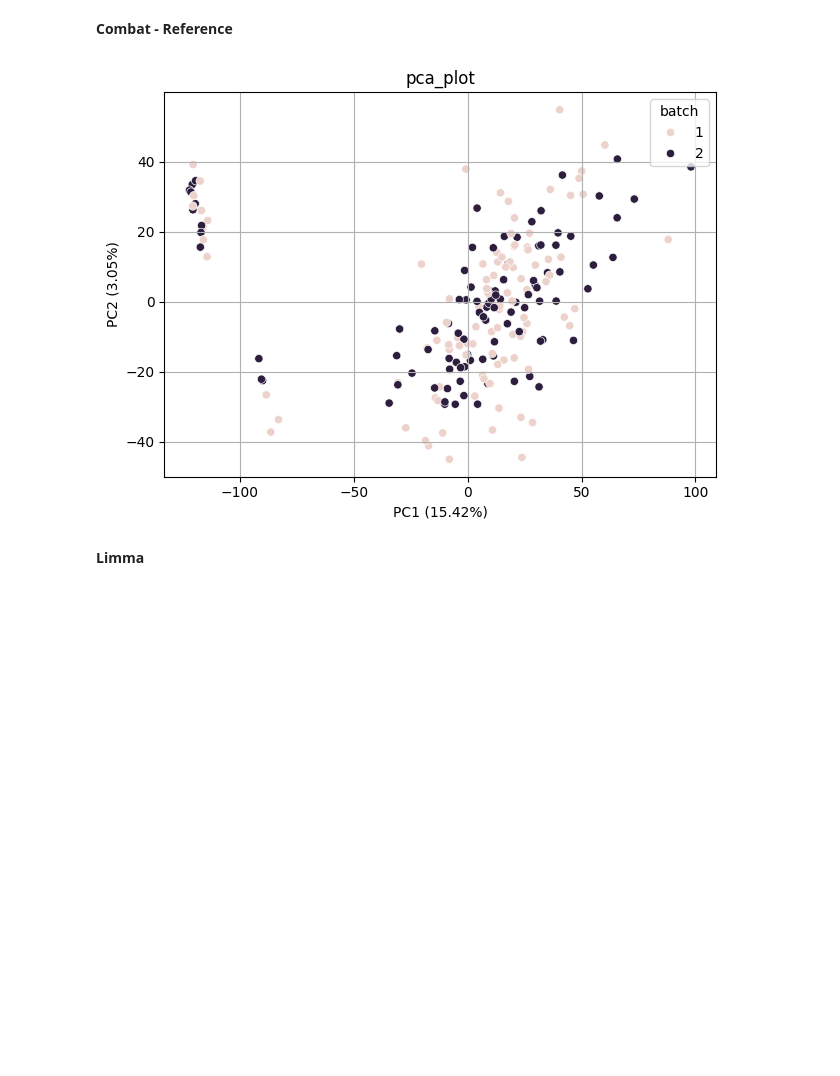
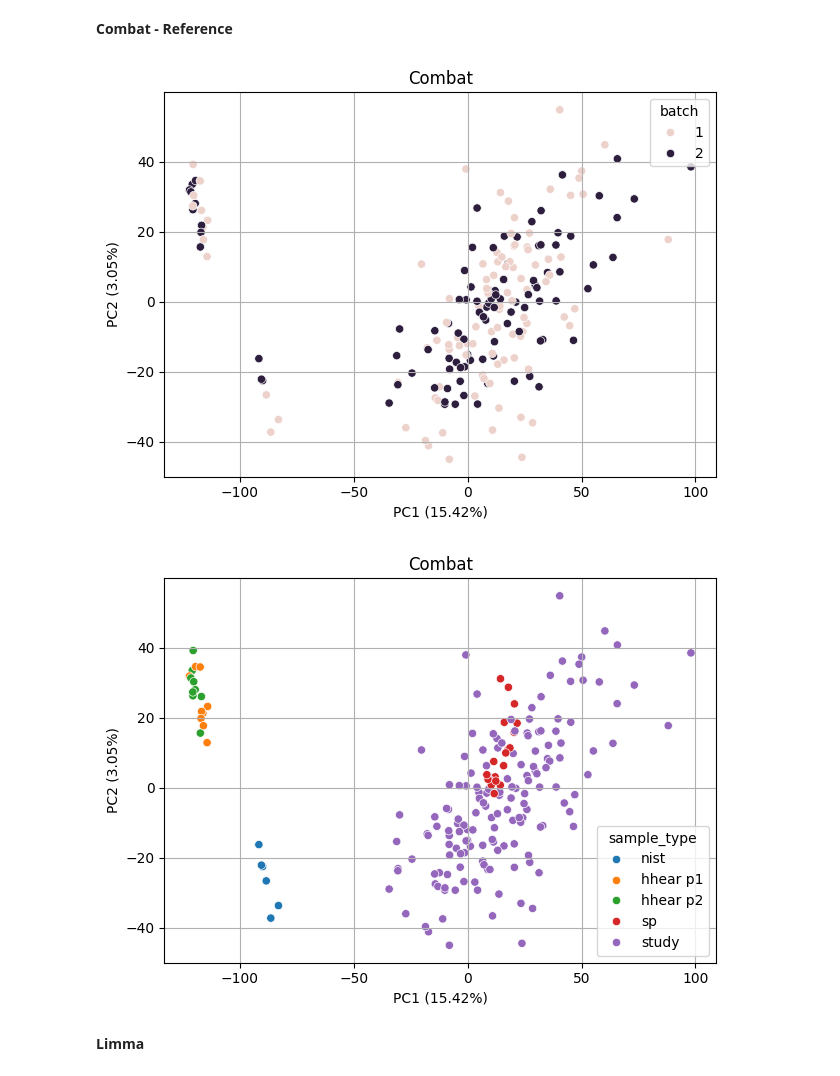
Before and after one commit to JulianAileru/batch-effect-correction-algorithms, a Jupyter notebook: Testing.ipynb, the cells around one changed output. Drawn from its saved outputs; the diff is of its cells as text; code cells hidden in the pictures; blank space fills up the shorter version.

```diff
--- a/Testing.ipynb
+++ b/Testing.ipynb
@@ -58,9 +58,11 @@ pca_plot(D,M,title='Uncorrected Data',hue='batch')
 batch = M.loc[D.index,'batch']
 combat = pycombat_norm(D.T,batch)
 # %%
-pca_plot(combat.T,M,hue='batch')
+pca_plot(combat.T,M,hue='batch',title='Combat')
+pca_plot(combat.T,M,hue='sample_type',title='Combat')
 # %% [output]
-[figure, old version]
+[figure, new version]
+[figure, added]
 # %% [markdown]
 **Limma**
 # %%
```
Also changed, not shown: parts of 5 cells of this notebook.
